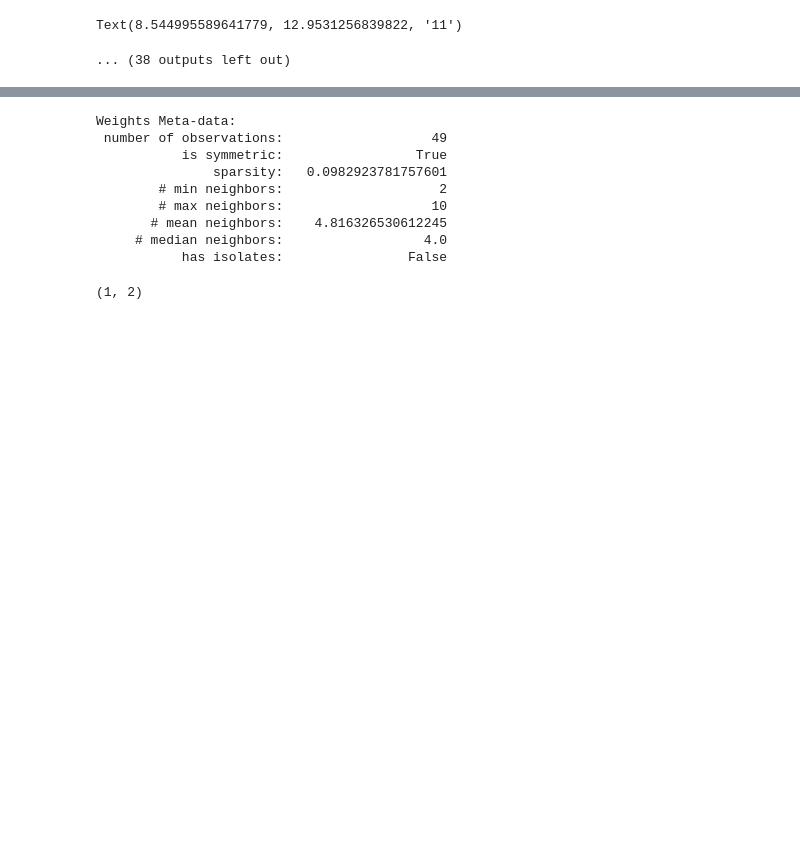
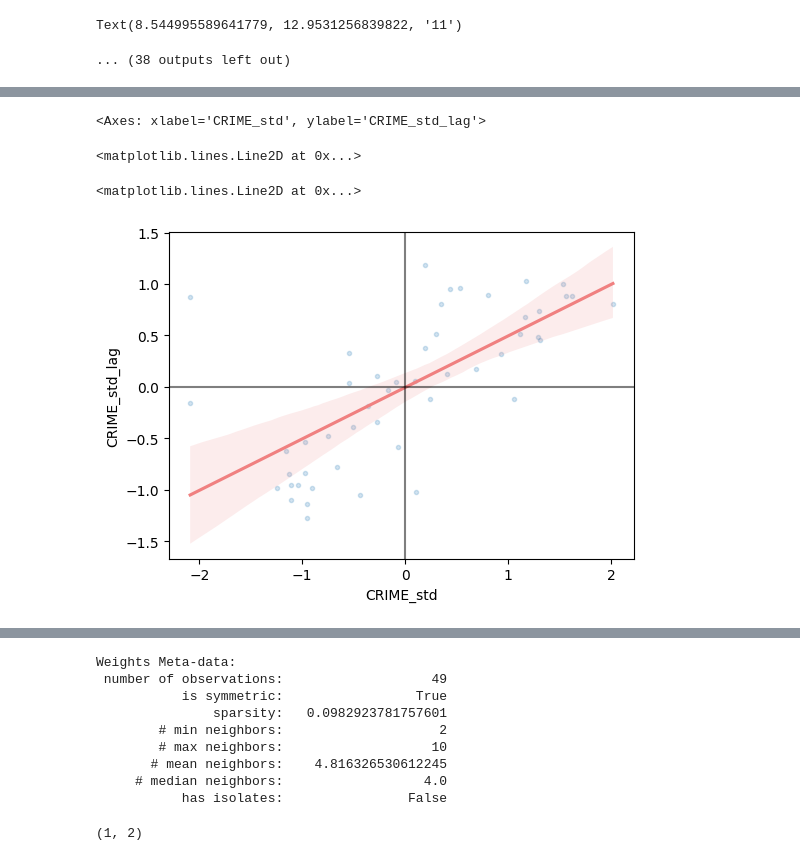
Before and after one commit to theaok/gisPy, a Jupyter notebook: geoda.ipynb, the cells around one changed output, grey strips where cells are left out. Drawn from its saved outputs; the diff is of its cells as text; code cells hidden in the pictures; blank space fills up the shorter version.

```diff
--- a/geoda.ipynb
+++ b/geoda.ipynb
@@ -142,0 +194,2 @@ col.head(2)
+# %%
+contiguity = graph.Graph.build_contiguity(cc, rook=False)
@@ -142,0 +213,3 @@ col.head(2)
+# %%
+contiguity_r = contiguity.transform("r") #row standardize so that weights add up to 1
+contiguity_r[1]
@@ -142,0 +223,2 @@ col.head(2)
+# %%
+col['CRIME_lag'] = contiguity_r.lag(col["CRIME"])
@@ -142,0 +249,29 @@ col.head(2)
+# %%
+#standardize
+col["CRIME_std"] = (
+    col["CRIME"] - col["CRIME"].mean()
+) / col["CRIME"].std()
+
+col["CRIME_std_lag"] = contiguity_r.lag(col["CRIME_std"])
+# %%
+f, ax = plt.subplots(1, figsize=(6, 6))
+sns.regplot(
+    x="CRIME_std",
+    y="CRIME_std_lag",
+    data=col,
+    marker=".",
+    scatter_kws={"alpha": 0.2},
+    line_kws=dict(color="lightcoral")
+)
+ax.set_aspect('equal')
+plt.axvline(0, c="black", alpha=0.5)
+plt.axhline(0, c="black", alpha=0.5)
+#plt.text(2.3, 2.7, "High-high", fontsize=10)
+#plt.text(2.3, -2.7, "High-low", fontsize=10)
+#plt.text(-4.4, 2.7, "Low-high", fontsize=10)
+#plt.text(-4.4, -2.7, "Low-low", fontsize=10);
+# %% [output]
+<Axes: xlabel='CRIME_std', ylabel='CRIME_std_lag'>
+<matplotlib.lines.Line2D at 0x...>
+<matplotlib.lines.Line2D at 0x...>
+[figure, added]
```
Also changed, not shown: parts of 24 cells of this notebook.
